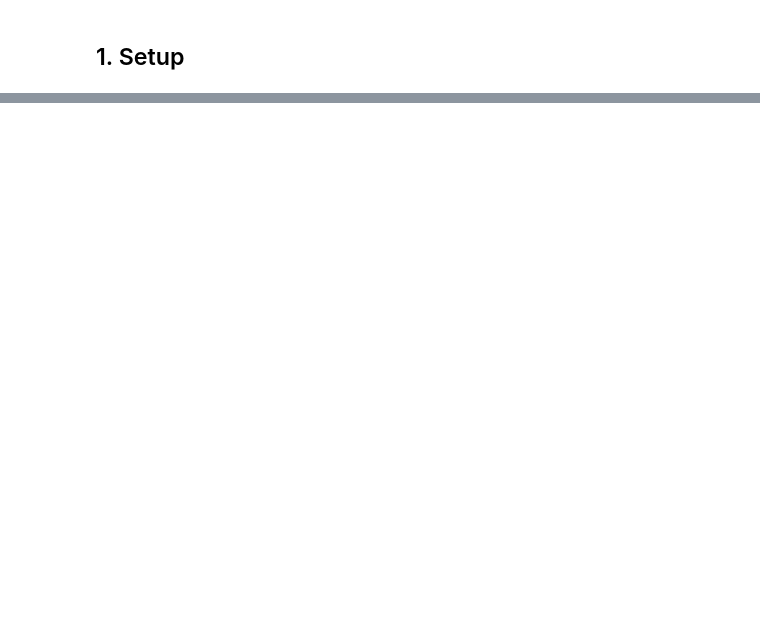
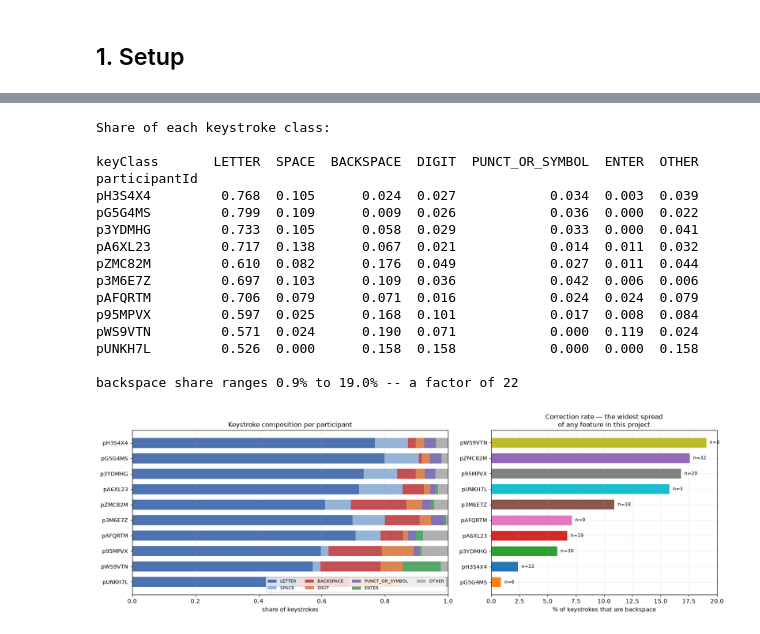
Before and after one commit to williaminsley/BBDC-Prototype-2-Research, a Jupyter notebook: notebooks/modelling/07_typing_structure.ipynb, the cells around one changed output, grey strips where cells are left out. Drawn from its saved outputs; the diff is of its cells as text; code cells hidden in the pictures; blank space fills up the shorter version.

```diff
--- a/notebooks/modelling/07_typing_structure.ipynb
+++ b/notebooks/modelling/07_typing_structure.ipynb
@@ -919,0 +209,55 @@ wrote ../../data/interim/typing_verdict.csv  (13 rows)
+# %%
+comp = (keys.groupby(['participantId', 'keyClass']).size().unstack(fill_value=0)
+        .reindex(columns=KEY_CLASSES, fill_value=0).reindex(PARTICIPANTS))
+share = comp.div(comp.sum(axis=1), axis=0)
+print("Share of each keystroke class:\n")
+print(share.round(3).to_string())
+print(f"\nbackspace share ranges {share['BACKSPACE'].min():.1%} to {share['BACKSPACE'].max():.1%} "
+      f"-- a factor of {share['BACKSPACE'].max()/max(share['BACKSPACE'].min(),1e-9):.0f}")
+
+
+def plot_composition(share, comp):
+    KCOL = dict(zip(KEY_CLASSES, ['#4c72b0', '#94b4d8', '#c44e52', '#dd8452',
+                                  '#8172b3', '#55a868', '#b0b0b0']))
+    fig, axes = plt.subplots(1, 2, figsize=(15, 5), gridspec_kw={'width_ratios': [1.4, 1]})
+    ax = axes[0]
+    left = np.zeros(len(share)); y = np.arange(len(share))
+    for kc in KEY_CLASSES:
+        ax.barh(y, share[kc], left=left, color=KCOL[kc], height=0.66, label=kc)
+        left += share[kc].to_numpy()
+    ax.set_yticks(y); ax.set_yticklabels(share.index, fontsize=9); ax.invert_yaxis()
+    ax.set_xlim(0, 1); ax.set_xlabel("share of keystrokes")
+    ax.set_title("Keystroke composition per participant")
+    ax.legend(fontsize=7.5, ncol=4, loc='lower right')
+
+    ax = axes[1]
+    d = share['BACKSPACE'].sort_values()
+    yy = np.arange(len(d))
+    ax.barh(yy, d.values * 100, color=[pcolor(p) for p in d.index], height=0.62)
+    for i, p in enumerate(d.index):
+        ax.text(d[p] * 100 + 0.3, i, f"n={int(comp.loc[p, 'BACKSPACE'])}", va='center', fontsize=8)
+    ax.set_yticks(yy); ax.set_yticklabels(d.index, fontsize=9)
+    ax.set_xlabel("% of keystrokes that are backspace")
+    ax.set_title("Correction rate — the widest spread\nof any feature in this project")
+    plt.tight_layout(); plt.show(); plt.close(fig)
+
+
+plot_composition(share, comp)
+# %% [output]
+Share of each keystroke class:
+
+keyClass       LETTER  SPACE  BACKSPACE  DIGIT  PUNCT_OR_SYMBOL  ENTER  OTHER
+participantId
+pH3S4X4         0.768  0.105      0.024  0.027            0.034  0.003  0.039
+pG5G4MS         0.799  0.109      0.009  0.026            0.036  0.000  0.022
+p3YDMHG         0.733  0.105      0.058  0.029            0.033  0.000  0.041
+pA6XL23         0.717  0.138      0.067  0.021            0.014  0.011  0.032
+pZMC82M         0.610  0.082      0.176  0.049            0.027  0.011  0.044
+p3M6E7Z         0.697  0.103      0.109  0.036            0.042  0.006  0.006
+pAFQRTM         0.706  0.079      0.071  0.016            0.024  0.024  0.079
+p95MPVX         0.597  0.025      0.168  0.101            0.017  0.008  0.084
+pWS9VTN         0.571  0.024      0.190  0.071            0.000  0.119  0.024
+pUNKH7L         0.526  0.000      0.158  0.158            0.000  0.000  0.158
+
+backspace share ranges 0.9% to 19.0% -- a factor of 22
+[figure, added]
```
Also changed, not shown: parts of 52 cells of this notebook.
